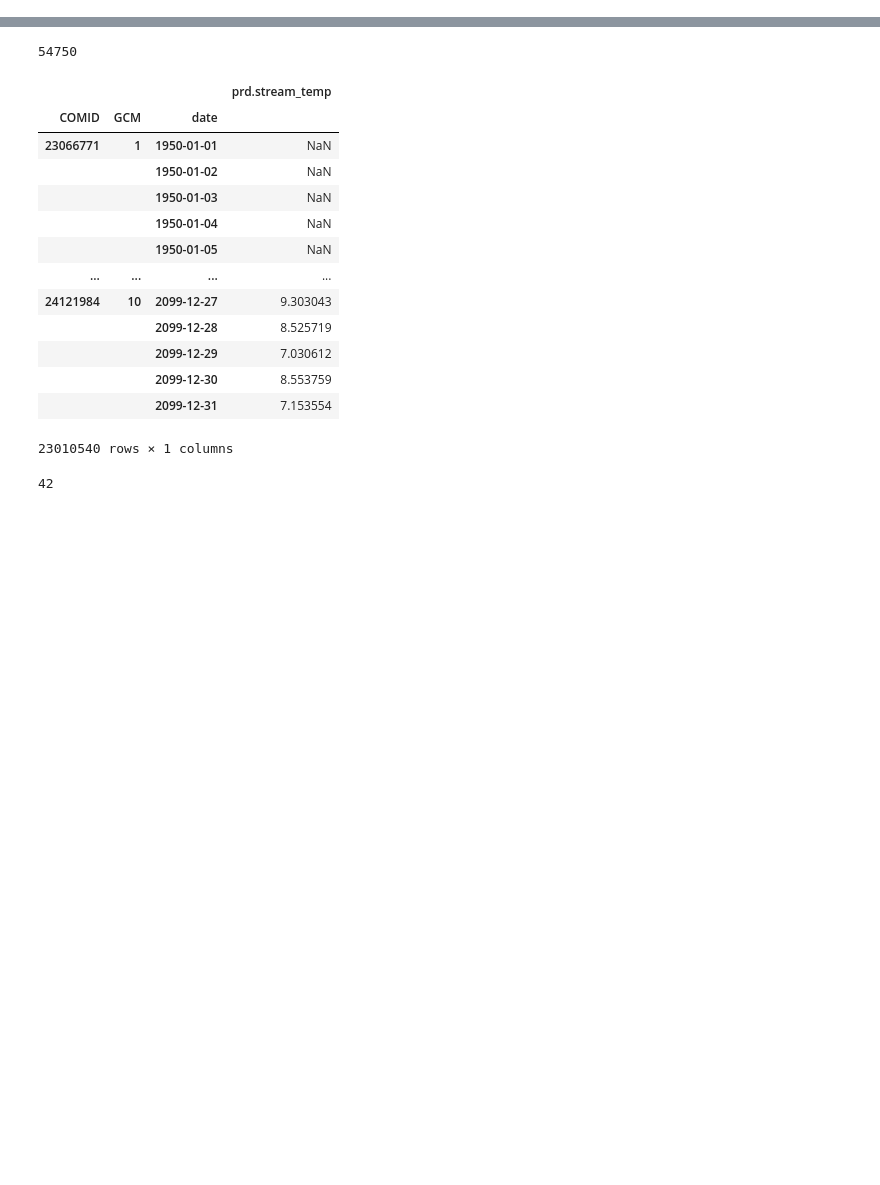
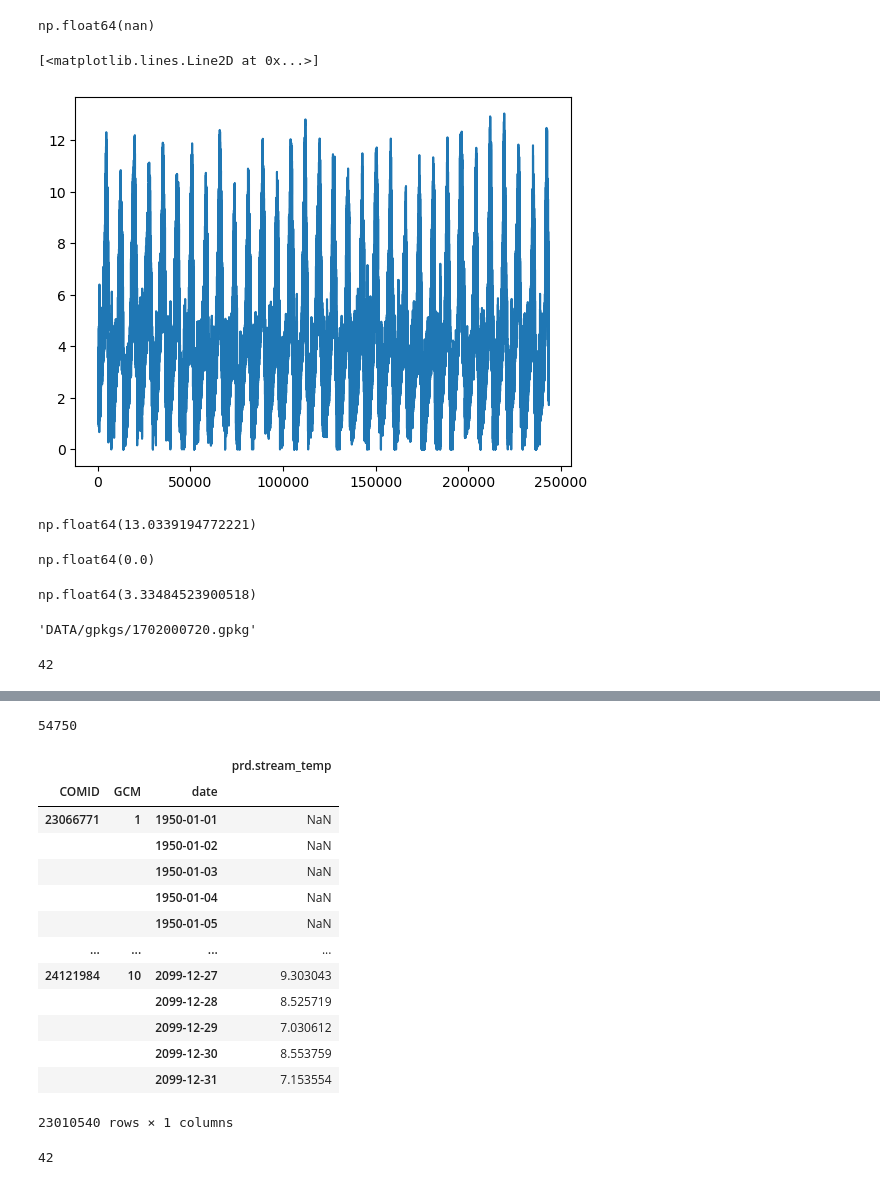
Before and after one commit to uryckid/stream-temperature-predictions, a Jupyter notebook: temp-preds_togpkg_working.ipynb, the cells around one changed output, grey strips where cells are left out. Saved outputs shown, nothing was run; the diff lists cells and outputs as text; code cells hidden in the pictures; blank space fills up the shorter version.

```diff
--- a/temp-preds_togpkg_working.ipynb
+++ b/temp-preds_togpkg_working.ipynb
@@ -128,0 +680,6 @@ predsdf = preds.to_dataframe(dim_order = ['COMID', 'GCM', 'date'])
+# %%
+temp_dir_retro = os.path.join(temp_dir + 'preds_retro/')
+temp_archives_retro = glob.glob(temp_dir + 'preds_retro/*')
+
+print(len(temp_archives_retro))
+temp_archives_retro[:5]
@@ -128,0 +693,3 @@ predsdf = preds.to_dataframe(dim_order = ['COMID', 'GCM', 'date'])
+# %%
+workspace_dir = os.path.join(temp_dir_retro, 'workspace')
+workspace_dir
@@ -128,0 +705,4 @@ predsdf = preds.to_dataframe(dim_order = ['COMID', 'GCM', 'date'])
+# %%
+j = 0
+cur_preds = pd.read_csv(glob.glob(workspace_dir + '/*.csv')[j])
+cur_preds
@@ -128,0 +723,23 @@ predsdf = preds.to_dataframe(dim_order = ['COMID', 'GCM', 'date'])
+# %%
+cur_preds['prd.stream_temp'].iloc[0]
+# %% [output]
+np.float64(nan)
+# %%
+import matplotlib.pyplot as plt
+
+plt.plot(cur_preds['prd.stream_temp'])
+# %% [output]
+[<matplotlib.lines.Line2D at 0x...>]
+[figure, added]
+# %%
+cur_preds['prd.stream_temp'].max()
+# %% [output]
+np.float64(13.0339194772221)
+# %%
+cur_preds['prd.stream_temp'].min()
+# %% [output]
+np.float64(0.0)
+# %%
+cur_preds['prd.stream_temp'].median()
+# %% [output]
+np.float64(3.33484523900518)
@@ -128,0 +748,9 @@ predsdf = preds.to_dataframe(dim_order = ['COMID', 'GCM', 'date'])
+# %%
+cur_output
+# %% [output]
+'DATA/gpkgs/1702000720.gpkg'
+# %%
+cur_comids_preds = preds_flat.COMID.unique()
+len(cur_comids_preds)
+# %% [output]
+42
```
Also changed, not shown: parts of 212 cells of this notebook.
